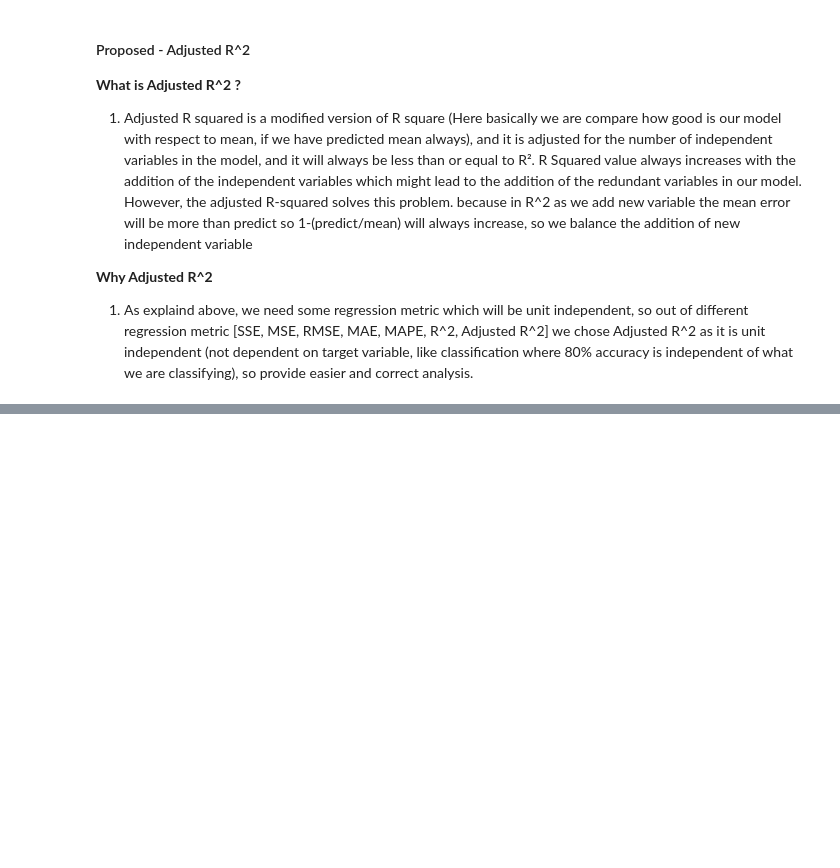
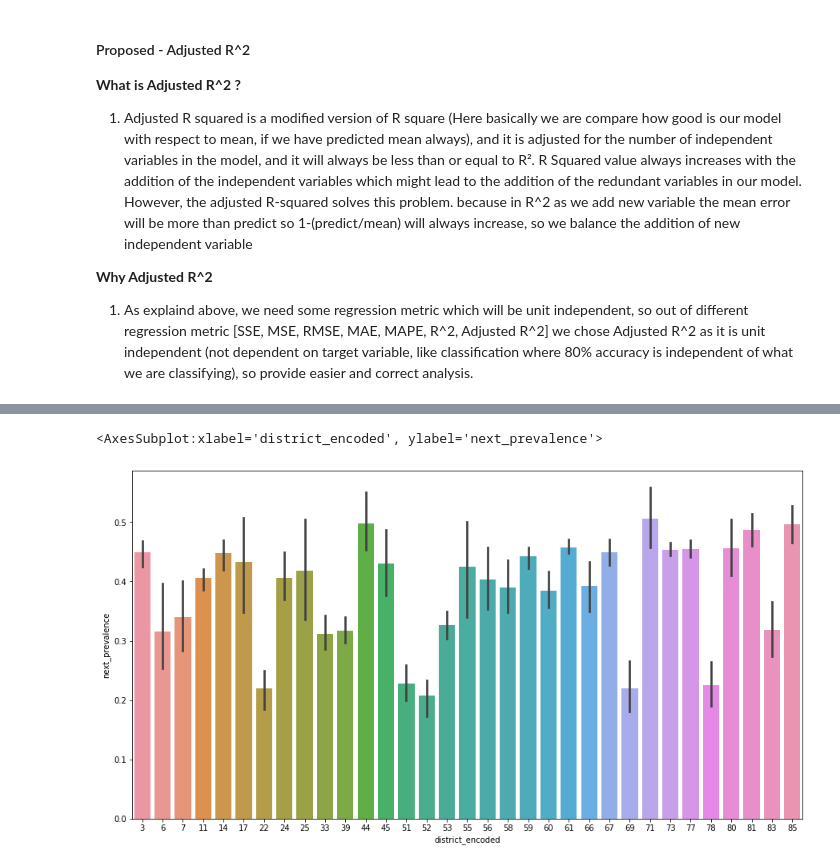
Before and after one commit to abroniewski/Child-Wasting-Prediction, a Jupyter notebook: notebooks/baseline_model_acled.ipynb, the cells around one changed output, grey strips where cells are left out. Cells and saved outputs as stored; diff of their text form; code cells hidden in the pictures; blank space fills up the shorter version.

```diff
--- a/notebooks/baseline_model_acled.ipynb
+++ b/notebooks/baseline_model_acled.ipynb
@@ -442,0 +515,8 @@ Adjusted_R2
+# %%
+# the plot of baseline model best featrure against target variable
+fig = plt.figure(figsize=(15,8))
+ax = plt.subplot()
+sns.barplot(x='district_encoded' ,y='next_prevalence',data=df,ax=ax)
+# %% [output]
+<AxesSubplot:xlabel='district_encoded', ylabel='next_prevalence'>
+[figure, added]
```
Also changed, not shown: parts of 16 cells of this notebook, 2 other files.
